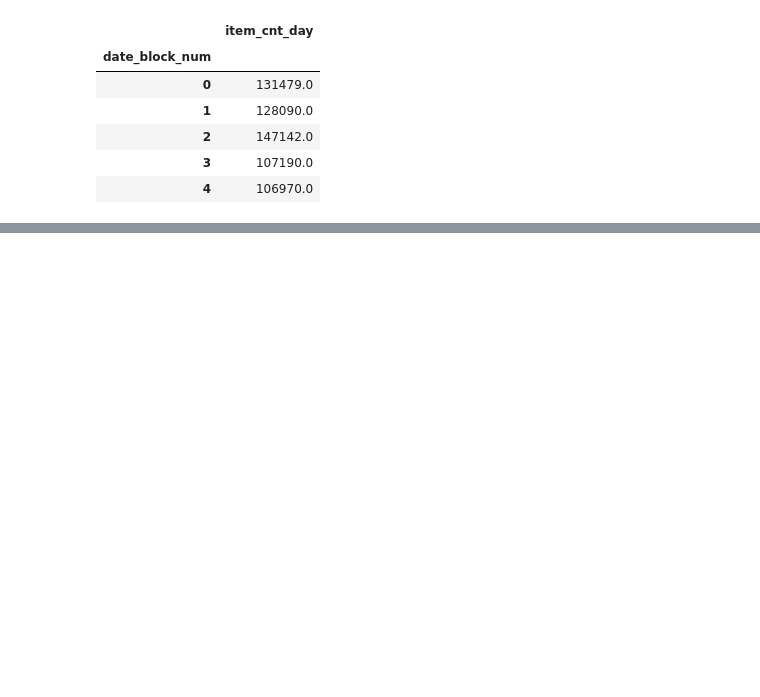
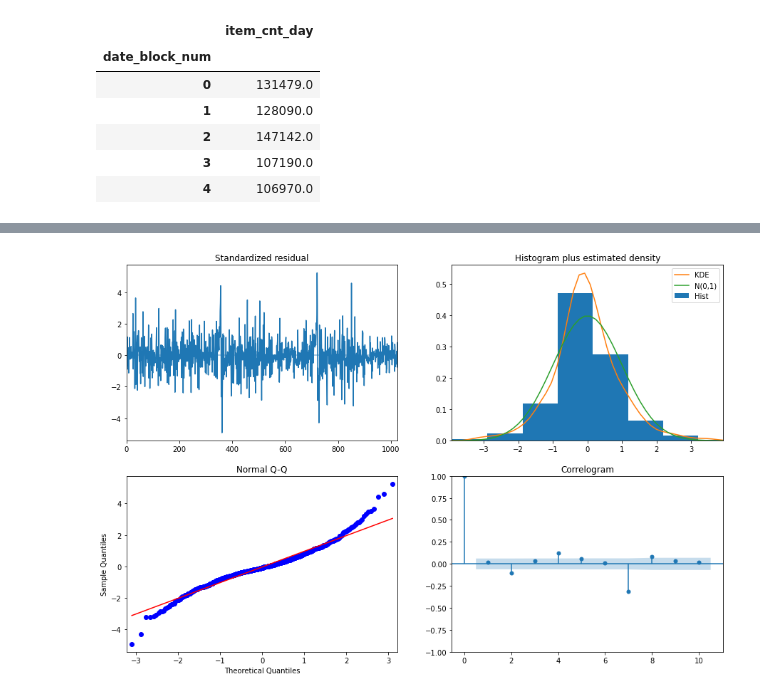
Before and after one commit to gopala-goyal/forecast-shop-sales, a Jupyter notebook: MMA 867 - Forecast Project.ipynb, the cells around one changed output, grey strips where cells are left out. Cells and saved outputs as stored; diff of their text form; code cells hidden in the pictures; blank space fills up the shorter version.

```diff
--- a/MMA 867 - Forecast Project.ipynb
+++ b/MMA 867 - Forecast Project.ipynb
@@ -178,0 +180,17 @@ plt.show
+# %%
+#Create a function to run ARIMA
+def runArima(timeseries, seasonal, m_val):
+    model = pmd.auto_arima(timeseries,
+                      test='adf',
+                      m=m_val,
+                      seasonal=seasonal,
+                      start_P=0, max_P = 20,
+                      start_Q=0, max_Q = 20,
+                      d=None,
+                      D=None,
+                      trace=True,
+                      error_action='ignore',
+                      suppress_warnings=True,
+                      stepwise=True)
+    print(model.summary())
+    return model
@@ -178,0 +229,2 @@ plt.show
+# %%
+model_q1 = runArima(df_sales_train_daily_diff.dropna(), False, 1)
@@ -178,0 +249,5 @@ plt.show
+# %%
+model_q1.plot_diagnostics(figsize=(15,10))
+plt.show()
+# %% [output]
+[figure, added]
```
Also changed, not shown: parts of 18 cells of this notebook.
